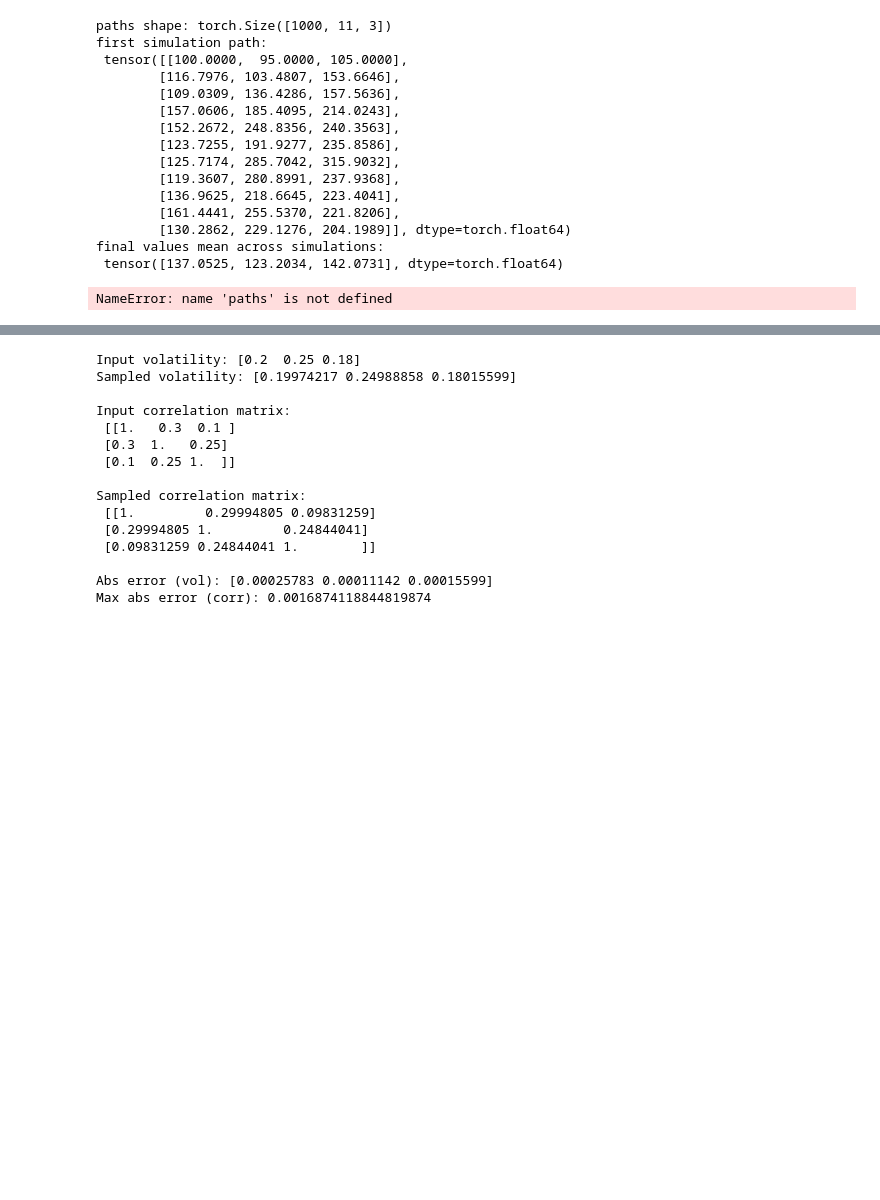
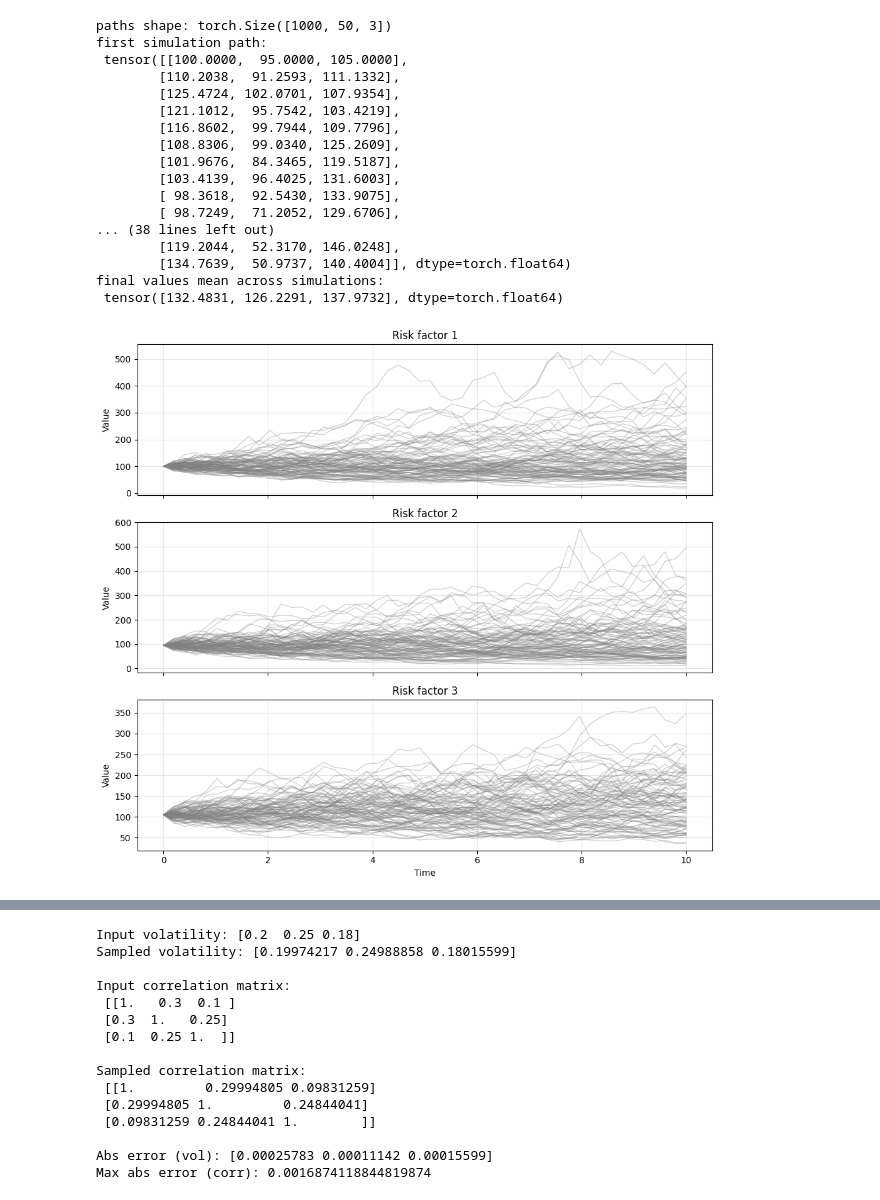
Before and after one commit to Lolillosky/PHD_CVA, a Jupyter notebook: NOTEBOOKS/PaperNotebooks/PaperResults.ipynb, the cells around one changed output, grey strips where cells are left out. Saved outputs shown, nothing was run; the diff lists cells and outputs as text; code cells hidden in the pictures; blank space fills up the shorter version.

```diff
--- a/NOTEBOOKS/PaperNotebooks/PaperResults.ipynb
+++ b/NOTEBOOKS/PaperNotebooks/PaperResults.ipynb
@@ -23,7 +23,7 @@ correl_matrix = [
     [0.10, 0.25, 1.0],
 ]
 # Irregular time grid is allowed
-time_steps = np.linspace(0,10,11)
+time_steps = np.linspace(0,10,50)
 num_sims = 1000
 
 simulator = RiskFactorSimulator(
@@ -41,53 +41,53 @@ print("paths shape:", paths.shape)
 print("first simulation path:\n", paths[0])
 print("final values mean across simulations:\n", paths[:, -1, :].mean(dim=0))
 # %% [output]
-paths shape: torch.Size([1000, 11, 3])
+paths shape: torch.Size([1000, 50, 3])
 first simulation path:
  tensor([[100.0000,  95.0000, 105.0000],
-        [116.7976, 103.4807, 153.6646],
-        [109.0309, 136.4286, 157.5636],
-        [157.0606, 185.4095, 214.0243],
-        [152.2672, 248.8356, 240.3563],
-        [123.7255, 191.9277, 235.8586],
-        [125.7174, 285.7042, 315.9032],
-        [119.3607, 280.8991, 237.9368],
-        [136.9625, 218.6645, 223.4041],
-        [161.4441, 255.5370, 221.8206],
-        [130.2862, 229.1276, 204.1989]], dtype=torch.float64)
+        [110.2038,  91.2593, 111.1332],
+        [125.4724, 102.0701, 107.9354],
+        [121.1012,  95.7542, 103.4219],
+        [116.8602,  99.7944, 109.7796],
+        [108.8306,  99.0340, 125.2609],
+        [101.9676,  84.3465, 119.5187],
+        [103.4139,  96.4025, 131.6003],
+        [ 98.3618,  92.5430, 133.9075],
+        [ 98.7249,  71.2052, 129.6706],
+... (38 lines left out)
+        [119.2044,  52.3170, 146.0248],
+        [134.7639,  50.9737, 140.4004]], dtype=torch.float64)
 final values mean across simulations:
- tensor([137.0525, 123.2034, 142.0731], dtype=torch.float64)
+ tensor([132.4831, 126.2291, 137.9732], dtype=torch.float64)
 # %%
 import matplotlib.pyplot as plt
 import numpy as np
 
 plot_sims = min(100, paths.shape[0])
 time_grid = simulator.time_steps.detach().cpu().numpy()
-initial_values = si
+initial_values = simulator.initial_spot_values.detach().cpu().numpy()
 num_factors = simulator.num_risk_factors
 
 fig, axes = plt.subplots(num_factors, 1, figsize=(10, 3 * num_factors), sharex=True)
 if num_factors == 1:
     axes = [axes]
 
 for factor_idx, ax in enumerate(axes):
     factor_paths = paths[:plot_sims, :, factor_idx].detach().cpu().numpy()
-    factor_with_initial = np.concatenate(
-        [np.full((plot_sims, 1), initial_values[factor_idx]), factor_paths],
-        axis=1,
-    )
+    factor_with_initial = initial_values[factor_idx]
+
 
     for sim_idx in range(plot_sims):
-        ax.plot(time_grid, factor_with_initial[sim_idx], alpha=0.35, linewidth=1, color = 'grey')
+        ax.plot(time_grid, factor_paths[sim_idx], alpha=0.35, linewidth=1, color = 'grey')
 
     ax.set_title(f"Risk factor {factor_idx + 1}")
     ax.set_ylabel("Value")
     ax.grid(alpha=0.3)
 
 axes[-1].set_xlabel("Time")
 plt.tight_layout()
 plt.show()
 # %% [output]
-NameError: name 'paths' is not defined
+[figure, added]
 # %%
 %time
 # Run RiskFactorSimulator on Apple GPU (Metal Performance Shaders)
```
Also changed, not shown: parts of 6 cells of this notebook, 1 other file.
